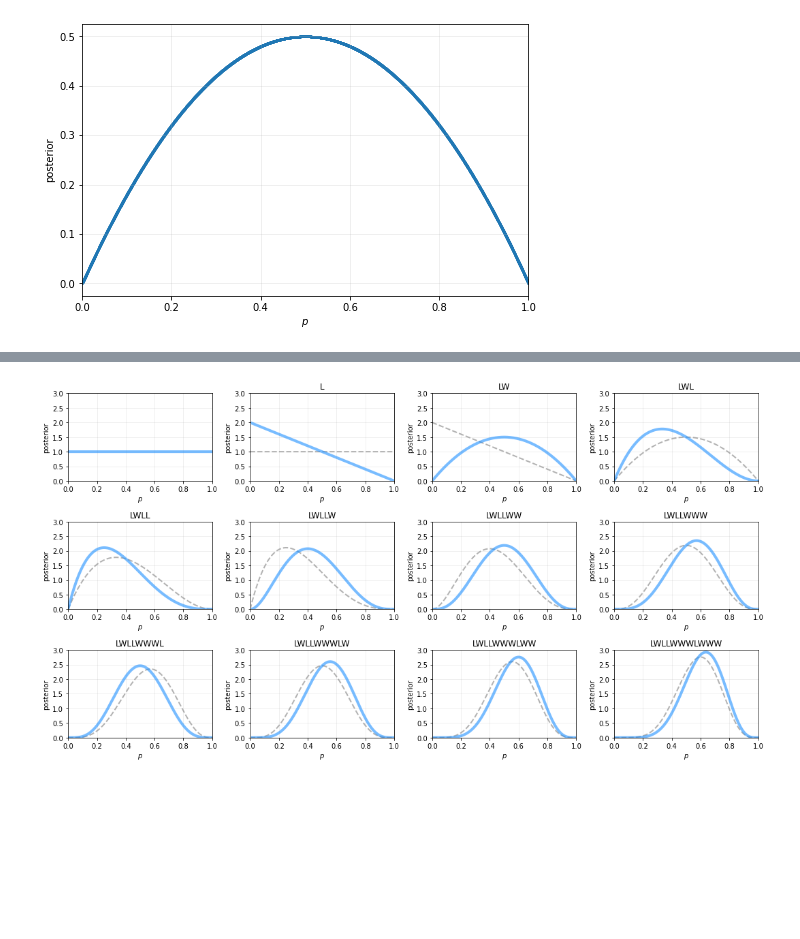
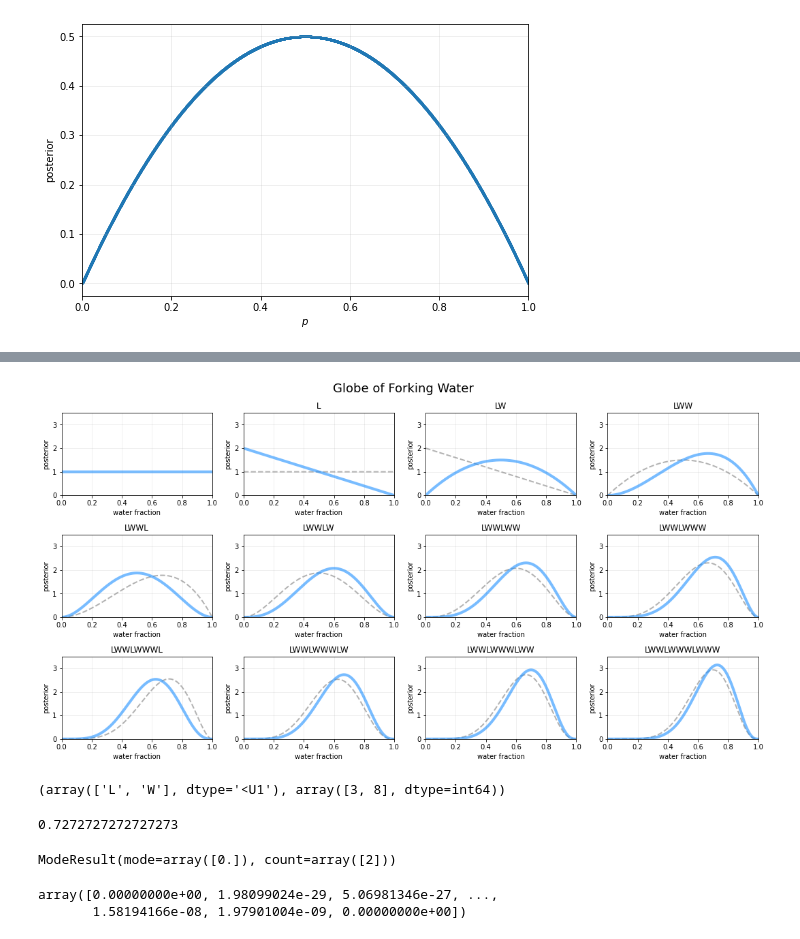
Before and after one commit to jsdiazpo/Bayesian-Digressions, a Jupyter notebook: Water-Land example.ipynb, the cells around one changed output, grey strips where cells are left out. Drawn from its saved outputs; the diff is of its cells as text; code cells hidden in the pictures; blank space fills up the shorter version.

```diff
--- a/Water-Land example.ipynb
+++ b/Water-Land example.ipynb
@@ -11,7 +11,7 @@ n_samples = 10000
 # p = np.random.random(n_samples)
 p_axis = np.linspace(0, 1, n_samples)
 prob_prior= np.repeat(1, n_samples)
-prob_data = binomial.pmf(6, 9, p_axis)
+prob_data = stats.binom.pmf(6, 9, p_axis)
 posterior = prob_data * prob_prior
 posterior /= np.sum(posterior)
 # %%
@@ -42,14 +42,7 @@ def likelihood_water(W, N, p):
     return np.math.factorial(N) / (np.math.factorial(W) * np.math.factorial(N-W)) * p**W * (1-p)**(N-W)
 
 def posterior_water(W, N, p):
-    post = prob_prior * likelihood_water(W=W, N=N, p=p) / (np.math.factorial(N) / (np.math.factorial(W) * np.math.factorial(N-W)) * beta(W+1, N-W+1))
-    # if N > 0:
-    #     L = N - W
-    #     for i in range(1, W+1):
-    #         print(i)
-    #         post = post * likelihood_water(W=i, N=i, p=p)
-    #     for i in range(1, L+1):
-    #         print(f'[{i}]')
-    #         post = post * likelihood_water(W=0, N=W+i, p=p)
-    # post = post / np.sum(post)
-    return post
+    post_propto = prob_prior * likelihood_water(W=W, N=N, p=p)
+    normalization = np.math.factorial(N) / (np.math.factorial(W) * np.math.factorial(N-W)) * beta_function(W+1, N-W+1)
+    posterior = post_propto / normalization
+    return posterior
@@ -60,23 +49,42 @@ plt.scatter(p_axis, posterior_water(W=1, N=2, p=p_axis), s=1);
 # %%
 fig, axs = plt.subplots(figsize=(15, 8), ncols=4, nrows=3)
-seq = ['L', 'W', 'L', 'L', 'W', 'W', 'W', 'L', 'W', 'W', 'W']
+plt.suptitle('Globe of Forking Water', fontsize=18)
+seq = ['L', 'W', 'W', 'L', 'W', 'W', 'W', 'L', 'W', 'W', 'W']
 xmin, xmax = 0, 1
-ymin, ymax = 0, 3
+ymin, ymax = 0, 3.5
 cnt_all, cnt_water = 0, 0
 sequence = ''
 for idx, ax in enumerate(axs.flat):
     if idx != 0:
         sample = seq[idx-1]
         if sample == 'W':
             cnt_water += 1
         cnt_all += 1
         sequence += sample
         ax.plot(p_axis, last_posterior, c='gray', ls='--', lw=2, alpha=0.6)
     last_posterior = posterior_water(W=cnt_water, N=cnt_all, p=p_axis)
     ax.plot(p_axis, last_posterior, c='dodgerblue', lw=4, alpha=0.6)
-    ax.set(xlabel='$p$', ylabel='posterior', title=f'{sequence}',
+    ax.set(xlabel='water fraction', ylabel='posterior', title=f'{sequence}',
            xlim=[xmin,xmax], ylim=[ymin,ymax])
     ax.grid(lw=1, alpha=0.2, zorder=0)
 plt.tight_layout()
+# fig.savefig('plots/Globe-Forking-Water.pdf', bbox_inches='tight')
 # %% [output]
-[figure, old version]
+[figure, new version]
+# %%
+np.unique(seq, return_counts=True)
+# %% [output]
+(array(['L', 'W'], dtype='<U1'), array([3, 8], dtype=int64))
+# %%
+8/11
+# %% [output]
+0.7272727272727273
+# %%
+stats.mode(last_posterior)
+# %% [output]
+ModeResult(mode=array([0.]), count=array([2]))
+# %%
+last_posterior
+# %% [output]
+array([0.00000000e+00, 1.98099024e-29, 5.06981346e-27, ...,
+       1.58194166e-08, 1.97901004e-09, 0.00000000e+00])
```
Also changed, not shown: parts of 2 cells of this notebook.
